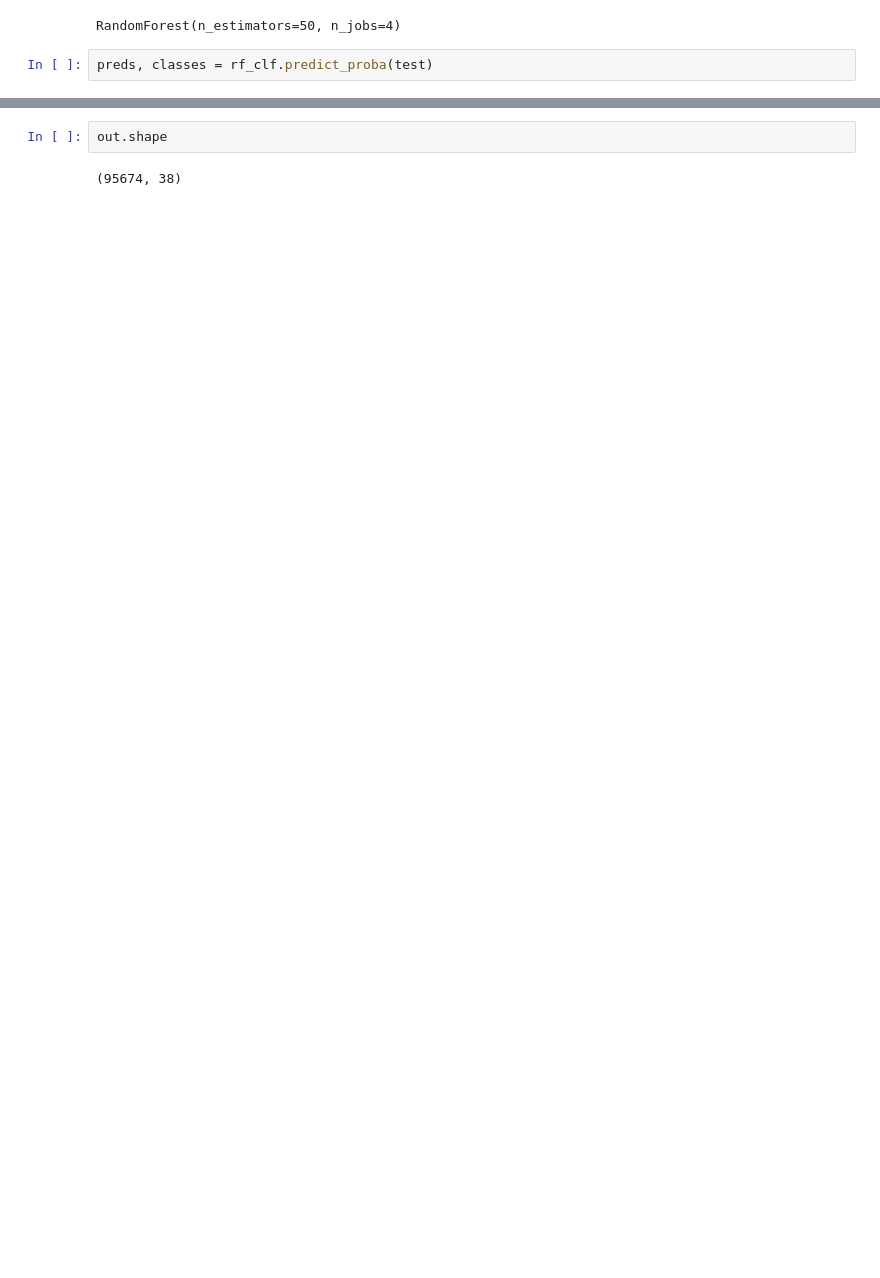
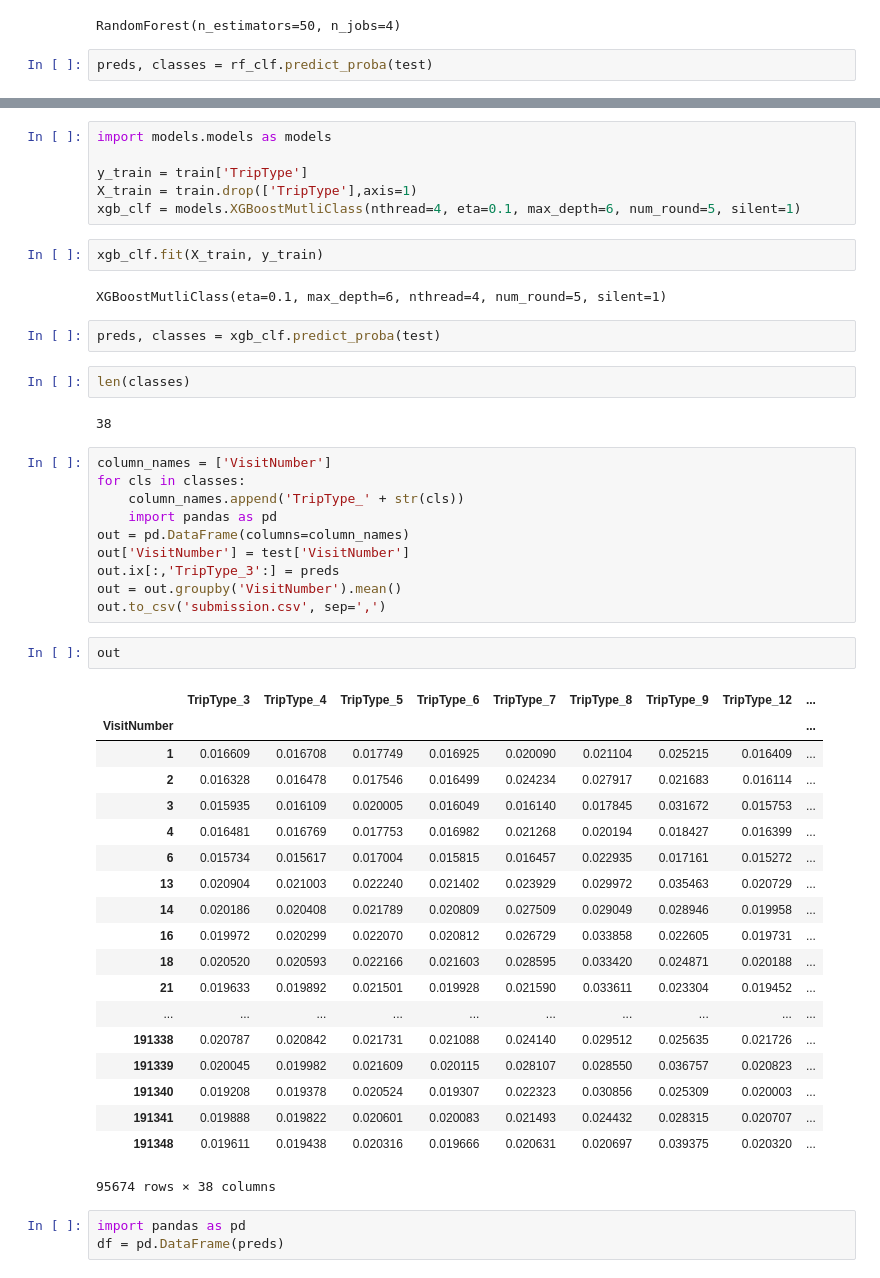
Before and after one commit to qianteng/JQXXXX, a Jupyter notebook: kaggle/modelers/wh/codebase/test_deck.ipynb, the cells around one changed output, grey strips where cells are left out. Drawn from its saved outputs; the diff is of its cells as text; blank space fills up the shorter version.

Commit message:
try xgboost

```diff
--- a/kaggle/modelers/wh/codebase/test_deck.ipynb
+++ b/kaggle/modelers/wh/codebase/test_deck.ipynb
@@ -190,4 +254,51 @@ out.to_csv('submission.csv', sep=',')
+# %%
+import models.models as models
+
+y_train = train['TripType']
+X_train = train.drop(['TripType'],axis=1)
+xgb_clf = models.XGBoostMutliClass(nthread=4, eta=0.1, max_depth=6, num_round=5, silent=1)
+# %%
+xgb_clf.fit(X_train, y_train)
+# %% [output]
+XGBoostMutliClass(eta=0.1, max_depth=6, nthread=4, num_round=5, silent=1)
+# %%
+preds, classes = xgb_clf.predict_proba(test)
+# %%
+len(classes)
+# %% [output]
+38
+# %%
+column_names = ['VisitNumber']
+for cls in classes:
+    column_names.append('TripType_' + str(cls))
+    import pandas as pd
+out = pd.DataFrame(columns=column_names)
+out['VisitNumber'] = test['VisitNumber']
+out.ix[:,'TripType_3':] = preds
+out = out.groupby('VisitNumber').mean()
+out.to_csv('submission.csv', sep=',')
 # %%
-out.shape
+out
 # %% [output]
+|  | TripType_3 | TripType_4 | TripType_5 | TripType_6 | TripType_7 | TripType_8 | TripType_9 | TripType_12 | ... |
+| VisitNumber |  |  |  |  |  |  |  |  | ... |
+| 1 | 0.016609 | 0.016708 | 0.017749 | 0.016925 | 0.020090 | 0.021104 | 0.025215 | 0.016409 | ... |
+| 2 | 0.016328 | 0.016478 | 0.017546 | 0.016499 | 0.024234 | 0.027917 | 0.021683 | 0.016114 | ... |
+| 3 | 0.015935 | 0.016109 | 0.020005 | 0.016049 | 0.016140 | 0.017845 | 0.031672 | 0.015753 | ... |
+| 4 | 0.016481 | 0.016769 | 0.017753 | 0.016982 | 0.021268 | 0.020194 | 0.018427 | 0.016399 | ... |
+| 6 | 0.015734 | 0.015617 | 0.017004 | 0.015815 | 0.016457 | 0.022935 | 0.017161 | 0.015272 | ... |
+| 13 | 0.020904 | 0.021003 | 0.022240 | 0.021402 | 0.023929 | 0.029972 | 0.035463 | 0.020729 | ... |
+| 14 | 0.020186 | 0.020408 | 0.021789 | 0.020809 | 0.027509 | 0.029049 | 0.028946 | 0.019958 | ... |
+| 16 | 0.019972 | 0.020299 | 0.022070 | 0.020812 | 0.026729 | 0.033858 | 0.022605 | 0.019731 | ... |
+| 18 | 0.020520 | 0.020593 | 0.022166 | 0.021603 | 0.028595 | 0.033420 | 0.024871 | 0.020188 | ... |
+| 21 | 0.019633 | 0.019892 | 0.021501 | 0.019928 | 0.021590 | 0.033611 | 0.023304 | 0.019452 | ... |
+| ... | ... | ... | ... | ... | ... | ... | ... | ... | ... |
+| 191338 | 0.020787 | 0.020842 | 0.021731 | 0.021088 | 0.024140 | 0.029512 | 0.025635 | 0.021726 | ... |
+| 191339 | 0.020045 | 0.019982 | 0.021609 | 0.020115 | 0.028107 | 0.028550 | 0.036757 | 0.020823 | ... |
+| 191340 | 0.019208 | 0.019378 | 0.020524 | 0.019307 | 0.022323 | 0.030856 | 0.025309 | 0.020003 | ... |
+| 191341 | 0.019888 | 0.019822 | 0.020601 | 0.020083 | 0.021493 | 0.024432 | 0.028315 | 0.020707 | ... |
+| 191348 | 0.019611 | 0.019438 | 0.020316 | 0.019666 | 0.020631 | 0.020697 | 0.039375 | 0.020320 | ... |
-(95674, 38)
+95674 rows × 38 columns
+# %%
+import pandas as pd
+df = pd.DataFrame(preds)
```
Also changed, not shown: parts of 23 cells of this notebook, 4 other files.
